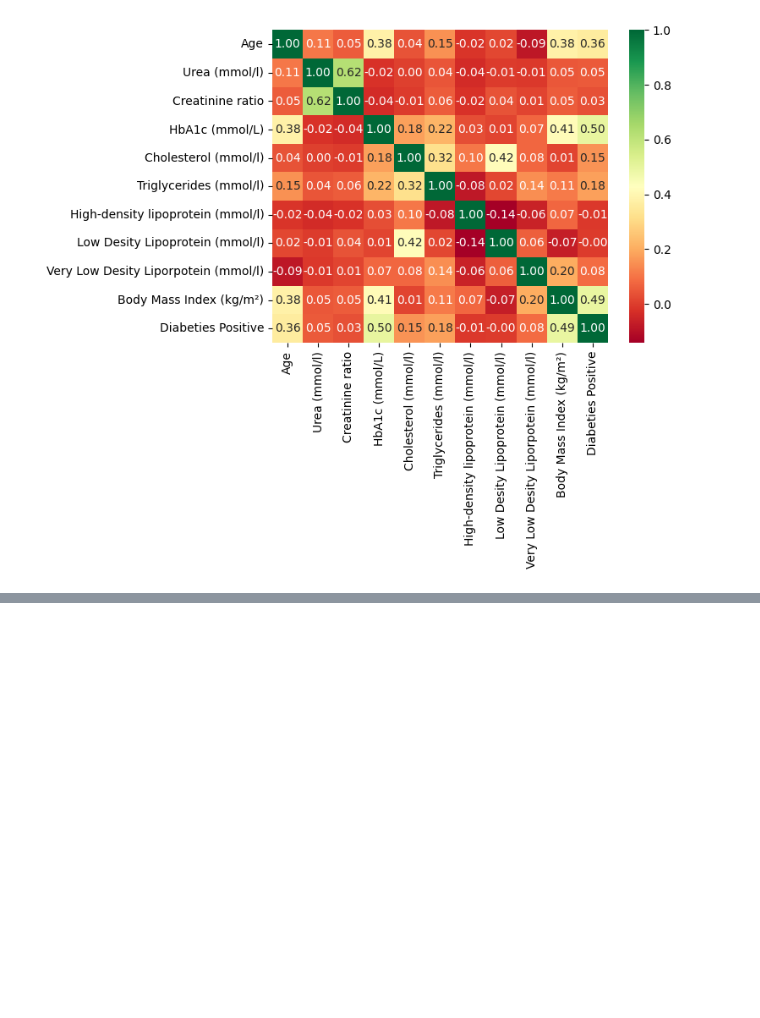
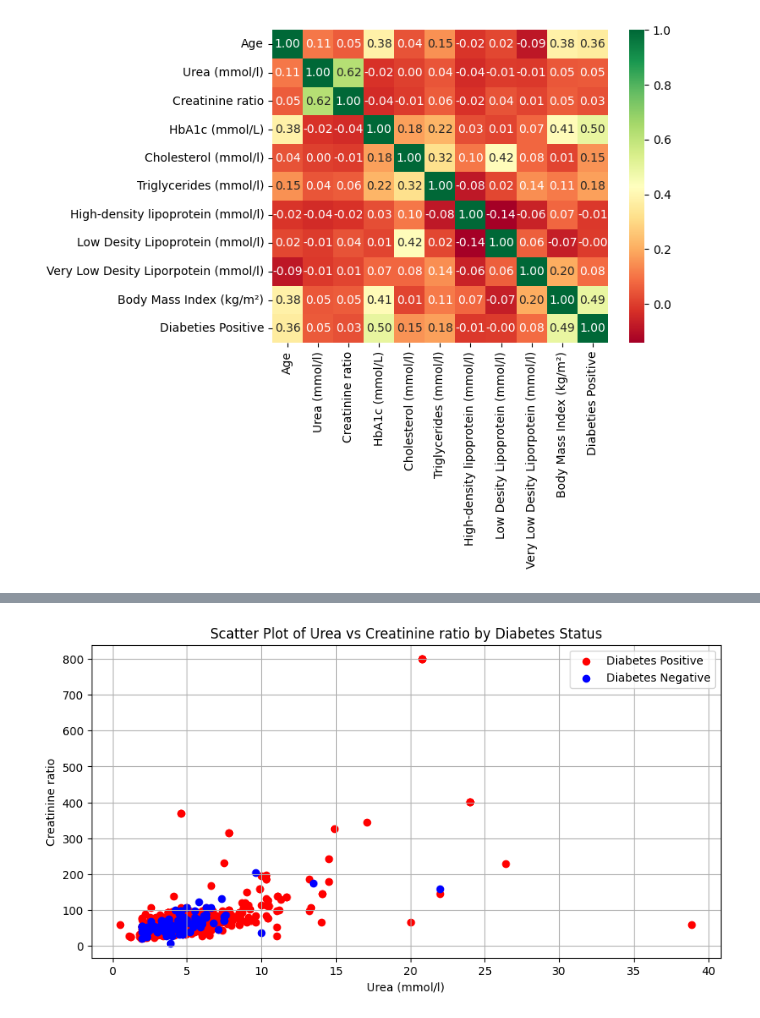
Before and after one commit to ming-0602/CA-Diabetes, a Jupyter notebook: CA.ipynb, the cells around one changed output, grey strips where cells are left out. Cells and saved outputs as stored; diff of their text form; code cells hidden in the pictures; blank space fills up the shorter version.

```diff
--- a/CA.ipynb
+++ b/CA.ipynb
@@ -216,0 +245,23 @@ plt.show()
+# %%
+data = df[['Urea (mmol/l)', 'Creatinine ratio', 'Diabeties Positive']]
+
+# Separate data based on the 'Diabeties Positive' values
+diabetes_positive = data[data['Diabeties Positive'] == 1]
+diabetes_negative = data[data['Diabeties Positive'] == 0]
+
+# Scatter plot
+plt.figure(figsize=(10, 5))
+plt.scatter(diabetes_positive['Urea (mmol/l)'], diabetes_positive['Creatinine ratio'], label='Diabetes Positive', color='red')
+plt.scatter(diabetes_negative['Urea (mmol/l)'], diabetes_negative['Creatinine ratio'], label='Diabetes Negative', color='blue')
+
+
+plt.title('Scatter Plot of Urea vs Creatinine ratio by Diabetes Status')
+plt.xlabel('Urea (mmol/l)')
+plt.ylabel('Creatinine ratio')
+plt.legend()
+plt.grid(True)
+
+# Show the plot
+plt.show()
+# %% [output]
+[figure, added]
```
Also changed, not shown: parts of 9 cells of this notebook.
